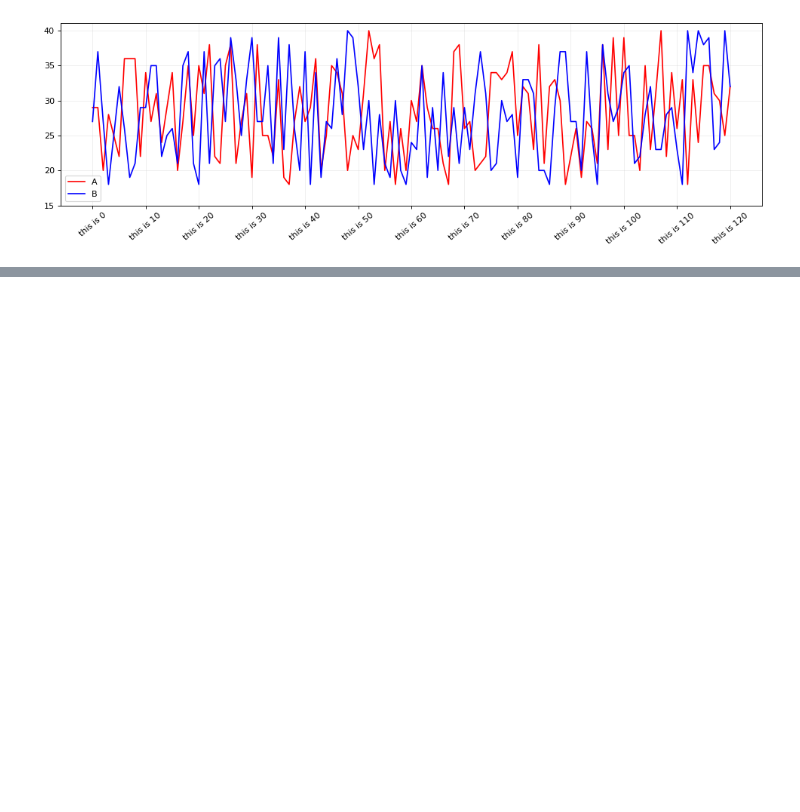
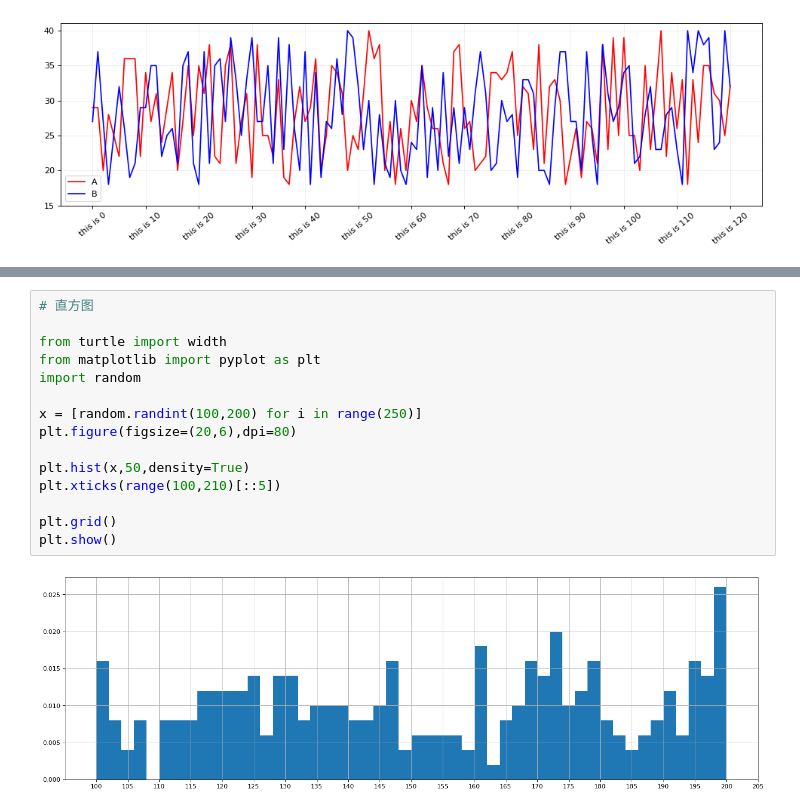
Before and after one commit to chennxxx/algorithm, a Jupyter notebook: matplotlib_learning.ipynb, the cells around one changed output, grey strips where cells are left out. Saved outputs shown, nothing was run; the diff lists cells and outputs as text; blank space fills up the shorter version.

```diff
--- a/matplotlib_learning.ipynb
+++ b/matplotlib_learning.ipynb
@@ -33,0 +75,17 @@ plt.show()
+# %%
+# 直方图
+
+from turtle import width
+from matplotlib import pyplot as plt
+import random
+
+x = [random.randint(100,200) for i in range(250)]
+plt.figure(figsize=(20,6),dpi=80)
+
+plt.hist(x,50,density=True)
+plt.xticks(range(100,210)[::5])
+
+plt.grid()
+plt.show()
+# %% [output]
+[figure, added]
```
Also changed, not shown: parts of 3 cells of this notebook.
